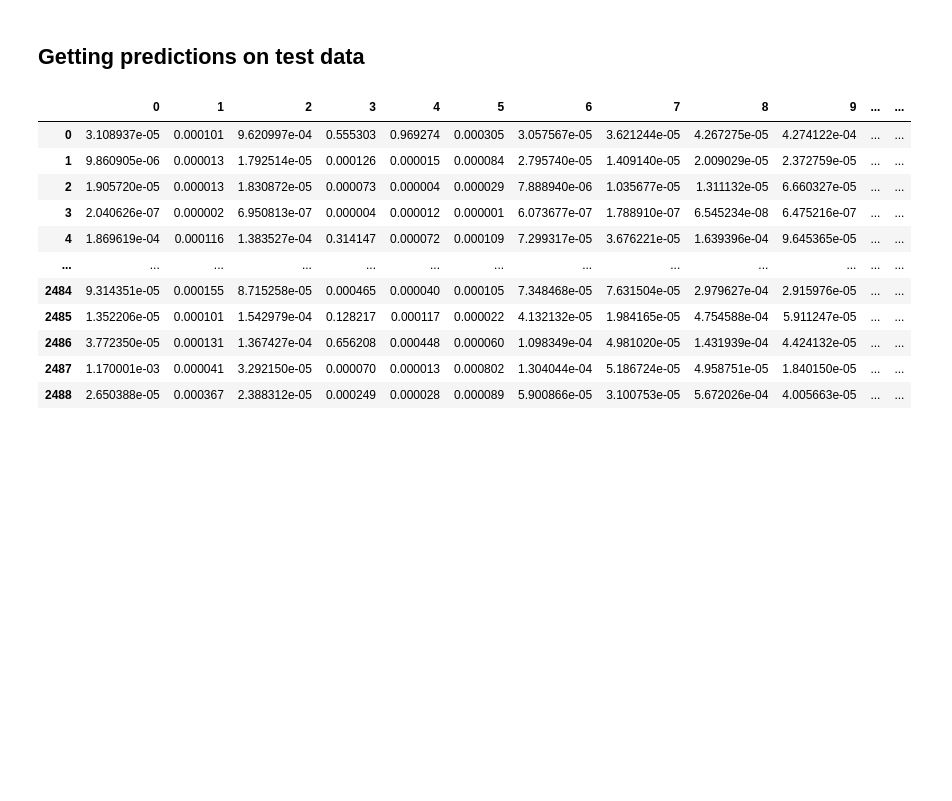
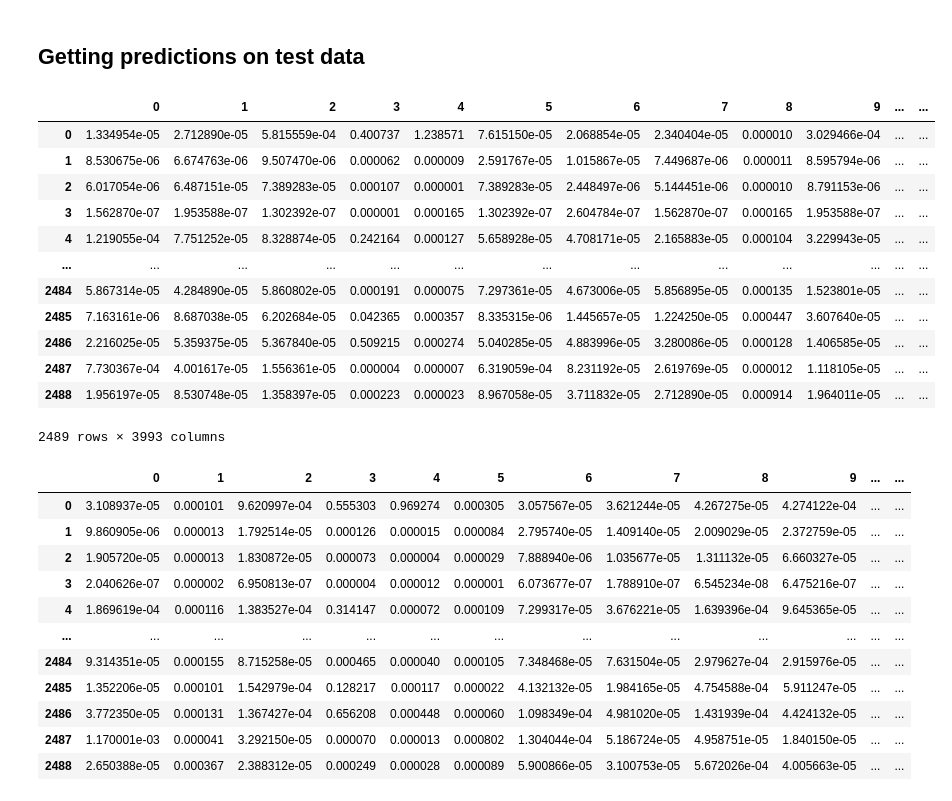
Before and after one commit to MrinalJain17/Extreme-Classification, a Jupyter notebook: notebooks/MLP/test_data_predictions_NN.ipynb, the cells around one changed output. Saved outputs shown, nothing was run; the diff lists cells and outputs as text; code cells hidden in the pictures; blank space fills up the shorter version.

```diff
--- a/notebooks/MLP/test_data_predictions_NN.ipynb
+++ b/notebooks/MLP/test_data_predictions_NN.ipynb
@@ -2,0 +27,32 @@
+# %%
+nn = pd.read_csv("../../public_data/submission1/last_nn.csv", names=range(NUM_CLASSES)).to_numpy()
+knn = pd.read_csv("../../public_data/submission1/knn.csv", names=range(NUM_CLASSES)).to_numpy()
+svm = pd.read_csv("../../public_data/submission1/svm.csv", names=range(NUM_CLASSES)).to_numpy()
+rf = pd.read_csv("../../public_data/submission1/saved_rf_test_probabilities.csv", names=range(NUM_CLASSES), header=0).to_numpy()
+# %%
+inter1 = nn * svm
+inter2 = nn * rf
+inter3 = nn * knn
+inter4 = nn * nn
+inter5 = rf * rf
+# %%
+w = [0.6511959082759804, 0.004111658314978055, 0.006931800212986918, 0.007915600438598396, 0.43509489423730574, 0.11032858030099131, 0.036874063071821415, 0.04764619568639946, 0.20643462027375903]
+# %%
+en = w[0] * nn + w[1] * rf + w[2] * svm + w[3] * knn + w[4] * inter1 + w[5] * inter2 + w[6] * inter3 + w[7] * inter4 + w[8] * inter5
+# %%
+ensemble_predictions = pd.DataFrame(en)
+ensemble_predictions
+# %% [output]
+|  | 0 | 1 | 2 | 3 | 4 | 5 | 6 | 7 | 8 | 9 | ... | ... |
+| 0 | 1.334954e-05 | 2.712890e-05 | 5.815559e-04 | 0.400737 | 1.238571 | 7.615150e-05 | 2.068854e-05 | 2.340404e-05 | 0.000010 | 3.029466e-04 | ... | ... |
+| 1 | 8.530675e-06 | 6.674763e-06 | 9.507470e-06 | 0.000062 | 0.000009 | 2.591767e-05 | 1.015867e-05 | 7.449687e-06 | 0.000011 | 8.595794e-06 | ... | ... |
+| 2 | 6.017054e-06 | 6.487151e-05 | 7.389283e-05 | 0.000107 | 0.000001 | 7.389283e-05 | 2.448497e-06 | 5.144451e-06 | 0.000010 | 8.791153e-06 | ... | ... |
+| 3 | 1.562870e-07 | 1.953588e-07 | 1.302392e-07 | 0.000001 | 0.000165 | 1.302392e-07 | 2.604784e-07 | 1.562870e-07 | 0.000165 | 1.953588e-07 | ... | ... |
+| 4 | 1.219055e-04 | 7.751252e-05 | 8.328874e-05 | 0.242164 | 0.000127 | 5.658928e-05 | 4.708171e-05 | 2.165883e-05 | 0.000104 | 3.229943e-05 | ... | ... |
+| ... | ... | ... | ... | ... | ... | ... | ... | ... | ... | ... | ... | ... |
+| 2484 | 5.867314e-05 | 4.284890e-05 | 5.860802e-05 | 0.000191 | 0.000075 | 7.297361e-05 | 4.673006e-05 | 5.856895e-05 | 0.000135 | 1.523801e-05 | ... | ... |
+| 2485 | 7.163161e-06 | 8.687038e-05 | 6.202684e-05 | 0.042365 | 0.000357 | 8.335315e-06 | 1.445657e-05 | 1.224250e-05 | 0.000447 | 3.607640e-05 | ... | ... |
+| 2486 | 2.216025e-05 | 5.359375e-05 | 5.367840e-05 | 0.509215 | 0.000274 | 5.040285e-05 | 4.883996e-05 | 3.280086e-05 | 0.000128 | 1.406585e-05 | ... | ... |
+| 2487 | 7.730367e-04 | 4.001617e-05 | 1.556361e-05 | 0.000004 | 0.000007 | 6.319059e-04 | 8.231192e-05 | 2.619769e-05 | 0.000012 | 1.118105e-05 | ... | ... |
+| 2488 | 1.956197e-05 | 8.530748e-05 | 1.358397e-05 | 0.000223 | 0.000023 | 8.967058e-05 | 3.711832e-05 | 2.712890e-05 | 0.000914 | 1.964011e-05 | ... | ... |
+2489 rows × 3993 columns
```
Also changed, not shown: parts of 2 cells of this notebook, 2 other files.
